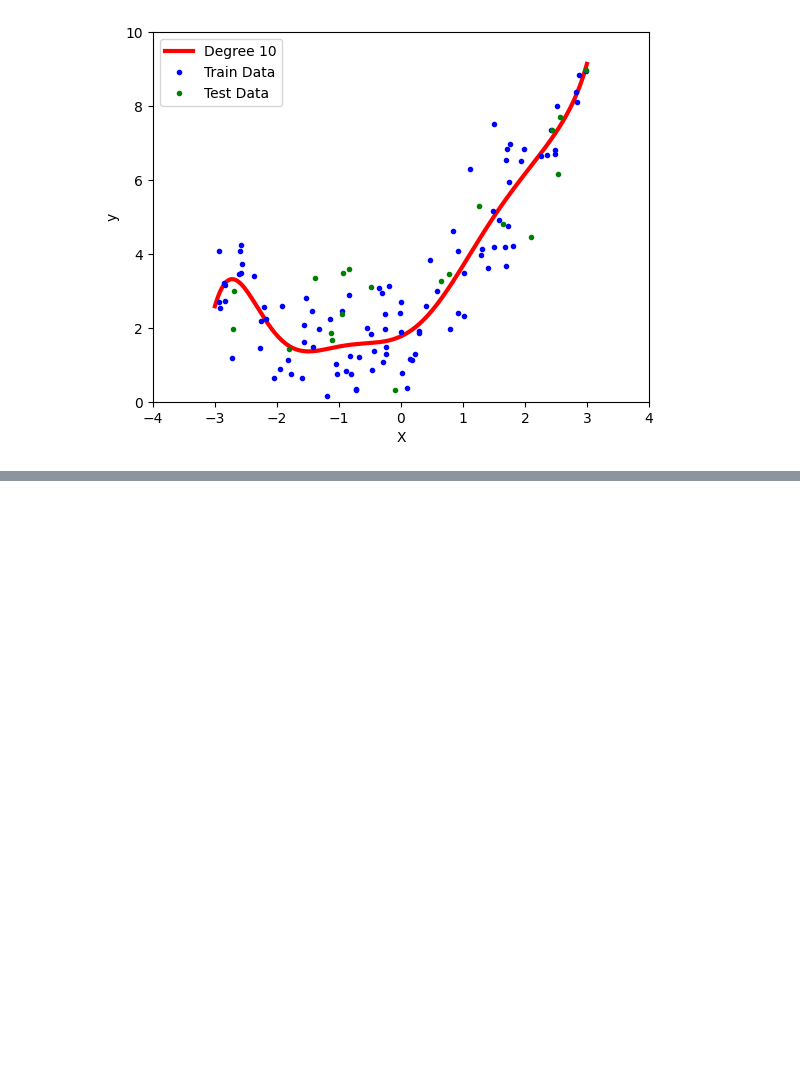
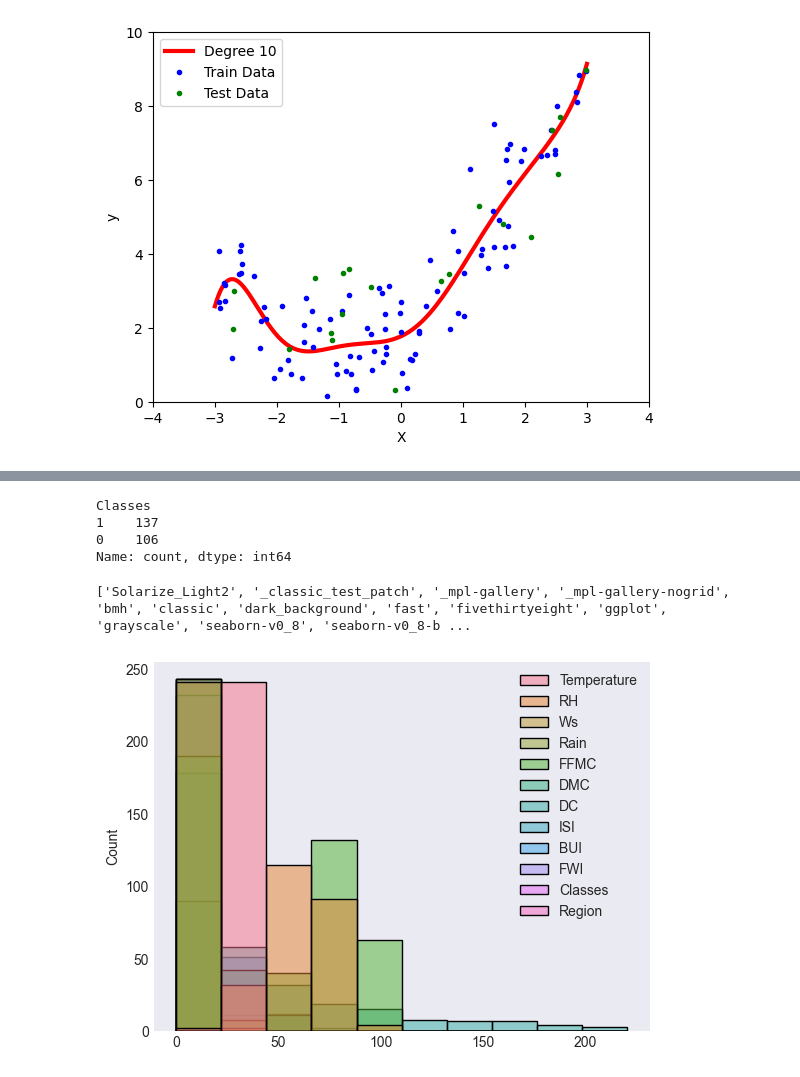
Before and after one commit to SnehaVPujari007/Data-Science-Course, a Jupyter notebook: Machine Learning/Supervised Learning/Linear_Regression.ipynb, the cells around one changed output, grey strips where cells are left out. Saved outputs shown, nothing was run; the diff lists cells and outputs as text; code cells hidden in the pictures; blank space fills up the shorter version.

```diff
--- a/Machine Learning/Supervised Learning/Linear_Regression.ipynb
+++ b/Machine Learning/Supervised Learning/Linear_Regression.ipynb
@@ -669,0 +883,9 @@ poly_regression(10)
+# %%
+## changing the otether to float
+
+
+objects =[features for features in df.columns if df[features].dtypes == 'O']
+# %%
+for i  in objects :
+    if i!='Classes' :
+        df[i] = df[i].astype(float)
@@ -669,0 +936,2 @@ poly_regression(10)
+# %%
+df_copy =  df.drop(['day','month','year'],axis = 1)
@@ -669,0 +947,4 @@ poly_regression(10)
+# %%
+## encoding
+
+df_copy['Classes']=np.where (df_copy['Classes'].str.contains('not fire') , 0 ,1 )
@@ -669,0 +960,20 @@ poly_regression(10)
+# %%
+df_copy['Classes'].value_counts()
+# %% [output]
+Classes
+1    137
+0    106
+Name: count, dtype: int64
+# %%
+import matplotlib.pyplot as plt
+print(plt.style.available)
+# %% [output]
+['Solarize_Light2', '_classic_test_patch', '_mpl-gallery', '_mpl-gallery-nogrid', 'bmh', 'classic', 'dark_background', 'fast', 'fivethirtyeight', 'ggplot', 'grayscale', 'seaborn-v0_8', 'seaborn-v0_8-b ...
+# %%
+import seaborn as sns
+import matplotlib.pyplot as plt
+
+sns.histplot(data=df_copy, bins=10, kde=False)
+plt.show()
+# %% [output]
+[figure, added]
```
Also changed, not shown: parts of 43 cells of this notebook, 2 other files.
